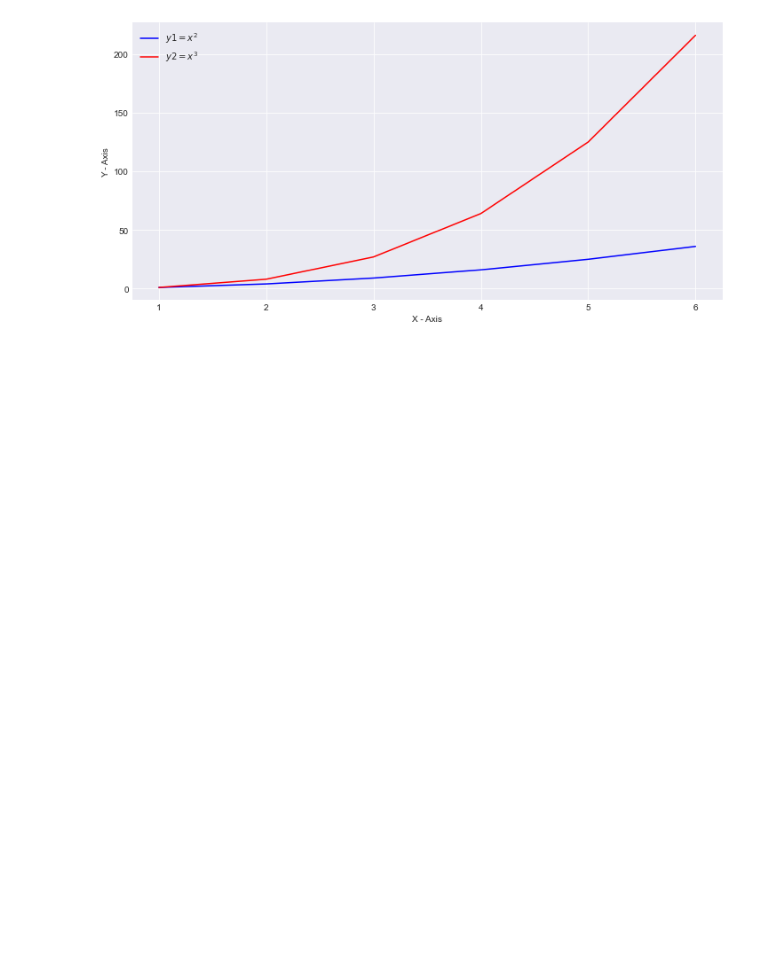
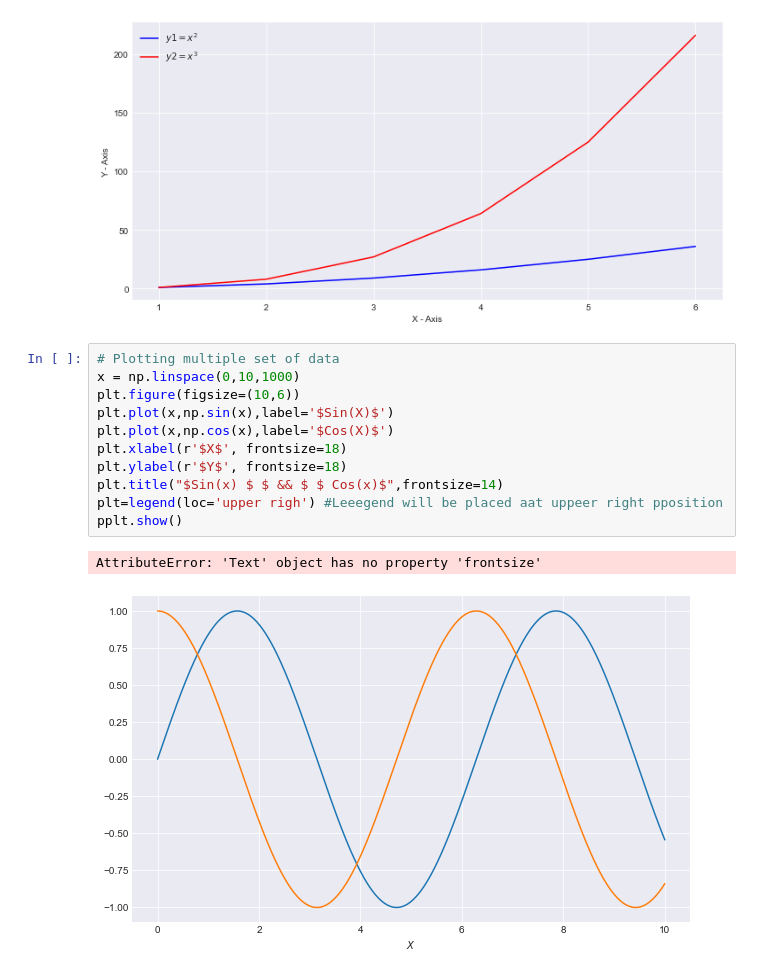
Before and after one commit to uannabi/MatPlotLibGraph, a Jupyter notebook: LineGraph.ipynb, the cells around one changed output. Saved outputs shown, nothing was run; the diff lists cells and outputs as text; blank space fills up the shorter version.

Commit message:
multi sin and cos

```diff
--- a/LineGraph.ipynb
+++ b/LineGraph.ipynb
@@ -113,3 +113,17 @@ plt.tight_layout()
 plt.show()
 # %% [output]
 [figure]
+# %%
+# Plotting multiple set of data
+x = np.linspace(0,10,1000)
+plt.figure(figsize=(10,6))
+plt.plot(x,np.sin(x),label='$Sin(X)$')
+plt.plot(x,np.cos(x),label='$Cos(X)$')
+plt.xlabel(r'$X$', frontsize=18)
+plt.ylabel(r'$Y$', frontsize=18)
+plt.title("$Sin(x) $ $ && $ $ Cos(x)$",frontsize=14)
+plt=legend(loc='upper righ') #Leeegend will be placed aat uppeer right pposition
+pplt.show()
+# %% [output]
+AttributeError: 'Text' object has no property 'frontsize'
+[figure, added]
```
